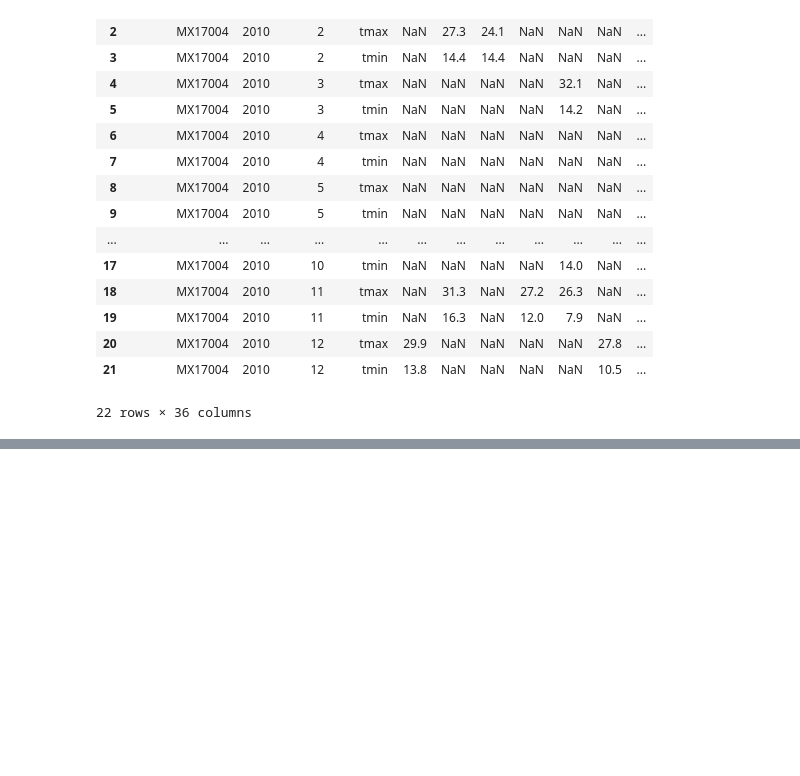
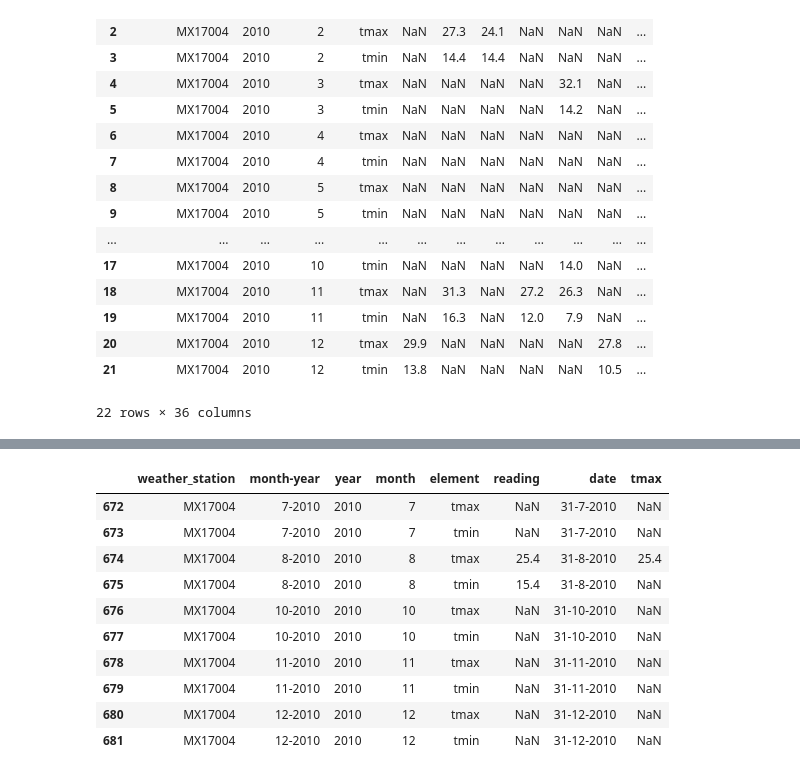
Before and after one commit to ta-data-lis/lab-data-cleaning, a Jupyter notebook: your-code/weather.ipynb, the cells around one changed output, grey strips where cells are left out. Saved outputs shown, nothing was run; the diff lists cells and outputs as text; code cells hidden in the pictures; blank space fills up the shorter version.

```diff
--- a/your-code/weather.ipynb
+++ b/your-code/weather.ipynb
@@ -79,0 +178,14 @@ weather
+# %%
+weather.tail(10)
+# %% [output]
+|  | weather_station | month-year | year | month | element | reading | date | tmax |
+| 672 | MX17004 | 7-2010 | 2010 | 7 | tmax | NaN | 31-7-2010 | NaN |
+| 673 | MX17004 | 7-2010 | 2010 | 7 | tmin | NaN | 31-7-2010 | NaN |
+| 674 | MX17004 | 8-2010 | 2010 | 8 | tmax | 25.4 | 31-8-2010 | 25.4 |
+| 675 | MX17004 | 8-2010 | 2010 | 8 | tmin | 15.4 | 31-8-2010 | NaN |
+| 676 | MX17004 | 10-2010 | 2010 | 10 | tmax | NaN | 31-10-2010 | NaN |
+| 677 | MX17004 | 10-2010 | 2010 | 10 | tmin | NaN | 31-10-2010 | NaN |
+| 678 | MX17004 | 11-2010 | 2010 | 11 | tmax | NaN | 31-11-2010 | NaN |
+| 679 | MX17004 | 11-2010 | 2010 | 11 | tmin | NaN | 31-11-2010 | NaN |
+| 680 | MX17004 | 12-2010 | 2010 | 12 | tmax | NaN | 31-12-2010 | NaN |
+| 681 | MX17004 | 12-2010 | 2010 | 12 | tmin | NaN | 31-12-2010 | NaN |
```
Also changed, not shown: parts of 25 cells of this notebook.
